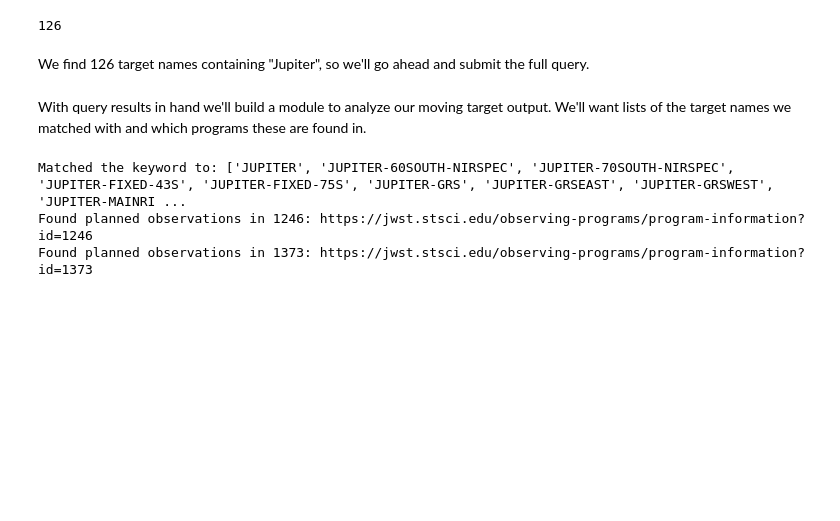
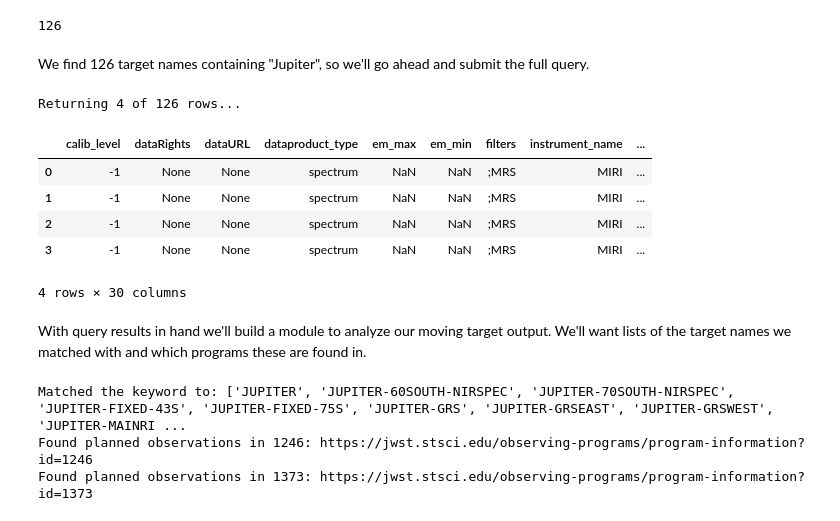
Before and after one commit to spacetelescope/JWST_Planned_Observations, a Jupyter notebook: Querying_JWST_in_mashup.ipynb, the cells around one changed output. Cells and saved outputs as stored; diff of their text form; code cells hidden in the pictures; blank space fills up the shorter version.

```diff
--- a/Querying_JWST_in_mashup.ipynb
+++ b/Querying_JWST_in_mashup.ipynb
@@ -549,6 +579,15 @@ print(JUPITER_COUNT)
 <p>We find 126 target names containing "Jupiter", so we'll go ahead and submit the full query.</p>
 # %%
 JUPITER_QUERY = filtered_keyword_query("Jupiter", count=False)
+display_results(JUPITER_QUERY, 4)
+# %% [output]
+Returning 4 of 126 rows...
+|  | calib_level | dataRights | dataURL | dataproduct_type | em_max | em_min | filters | instrument_name | ... |
+| 0 | -1 | None | None | spectrum | NaN | NaN | ;MRS | MIRI | ... |
+| 1 | -1 | None | None | spectrum | NaN | NaN | ;MRS | MIRI | ... |
+| 2 | -1 | None | None | spectrum | NaN | NaN | ;MRS | MIRI | ... |
+| 3 | -1 | None | None | spectrum | NaN | NaN | ;MRS | MIRI | ... |
+4 rows × 30 columns
 # %% [markdown]
 <p>With query results in hand we'll build a module to analyze our moving target output.  We'll want lists of the target names we matched with and which programs these are found in.</p>
 # %%
```
Also changed, not shown: parts of 3 cells of this notebook.
